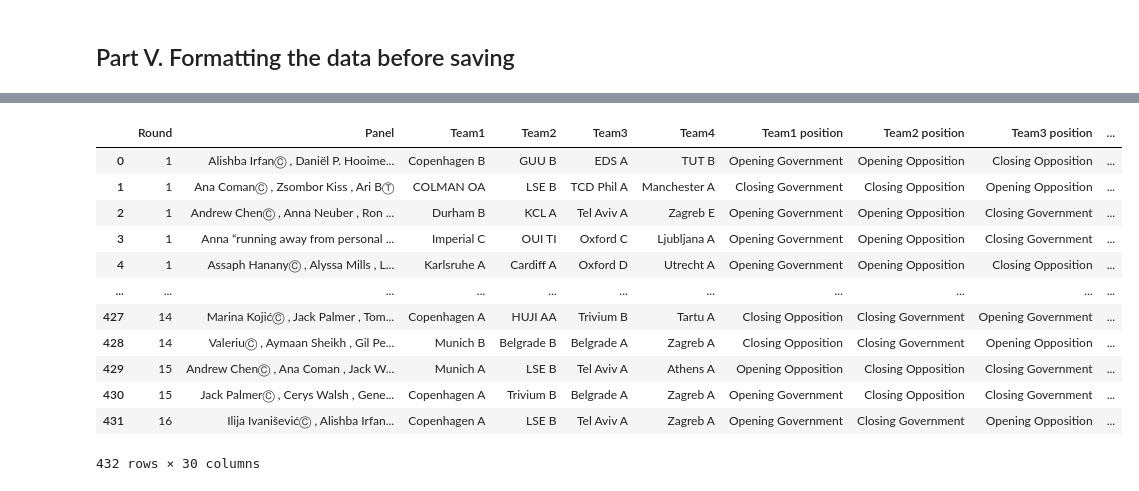
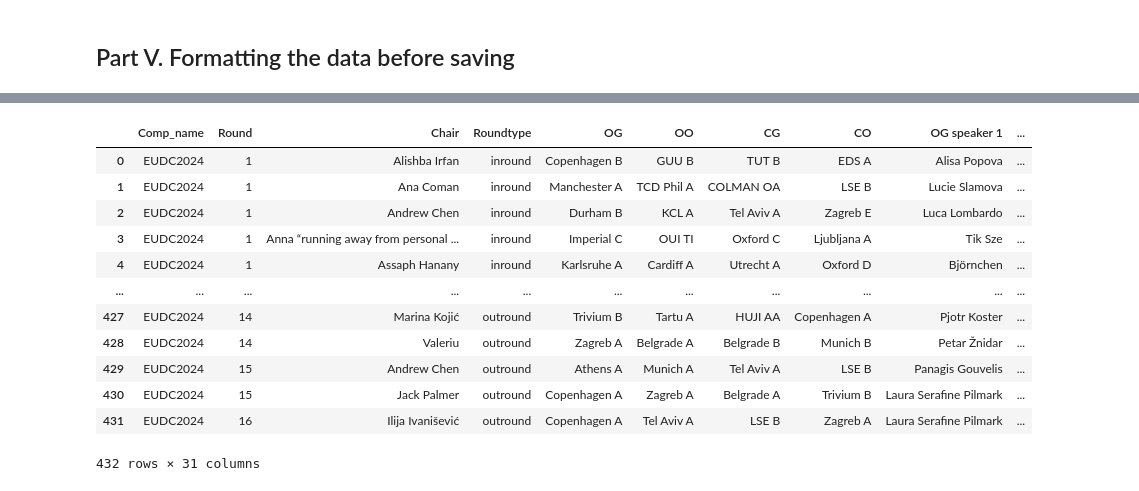
Before and after one commit to melegandras/PyDebate, a Jupyter notebook: Tab2Database.ipynb, the cells around one changed output, grey strips where cells are left out. Drawn from its saved outputs; the diff is of its cells as text; code cells hidden in the pictures.

Commit message:
Full version of getting from scraped comp an output data

```diff
--- a/Tab2Database.ipynb
+++ b/Tab2Database.ipynb
@@ -708,16 +806,25 @@ See the caveats in the documentation: https://pandas.pydata.org/pandas-docs/stab
 # %%
-df9
+reordered_columns = ['Comp_name', 'Round', 'Chair', 'Roundtype',
+           'OG', 'OO', 'CG','CO',
+           'OG speaker 1', 'OG speaker 2', 'OO speaker 1','OO speaker 2',
+           'CG speaker 1', 'CG speaker 2', 'CO speaker 1','CO speaker 2',
+           'OG1 score', 'OG2 score', 'OO1 score','OO2 score',
+           'CG1 score', 'CG2 score', 'CO1 score','CO2 score',
+           'Panel_size', 'Voting_panel_size', 'Panel',
+           'Wing1', 'Wing2', 'Trainee1', 'Trainee2']
+data = data[reordered_columns]
+data
 # %% [output]
-|  | Round | Panel | Team1 | Team2 | Team3 | Team4 | Team1 position | Team2 position | Team3 position | ... |
-| 0 | 1 | Alishba IrfanⒸ , Daniël P. Hooime... | Copenhagen B | GUU B | EDS A | TUT B | Opening Government | Opening Opposition | Closing Opposition | ... |
-| 1 | 1 | Ana ComanⒸ , Zsombor Kiss , Ari BⓉ | COLMAN OA | LSE B | TCD Phil A | Manchester A | Closing Government | Closing Opposition | Opening Opposition | ... |
-| 2 | 1 | Andrew ChenⒸ , Anna Neuber , Ron ... | Durham B | KCL A | Tel Aviv A | Zagreb E | Opening Government | Opening Opposition | Closing Government | ... |
-| 3 | 1 | Anna “running away from personal ... | Imperial C | OUI TI | Oxford C | Ljubljana A | Opening Government | Opening Opposition | Closing Government | ... |
-| 4 | 1 | Assaph HananyⒸ , Alyssa Mills , L... | Karlsruhe A | Cardiff A | Oxford D | Utrecht A | Opening Government | Opening Opposition | Closing Opposition | ... |
+|  | Comp_name | Round | Chair | Roundtype | OG | OO | CG | CO | OG speaker 1 | ... |
+| 0 | EUDC2024 | 1 | Alishba Irfan | inround | Copenhagen B | GUU B | TUT B | EDS A | Alisa Popova | ... |
+| 1 | EUDC2024 | 1 | Ana Coman | inround | Manchester A | TCD Phil A | COLMAN OA | LSE B | Lucie Slamova | ... |
+| 2 | EUDC2024 | 1 | Andrew Chen | inround | Durham B | KCL A | Tel Aviv A | Zagreb E | Luca Lombardo | ... |
+| 3 | EUDC2024 | 1 | Anna “running away from personal ... | inround | Imperial C | OUI TI | Oxford C | Ljubljana A | Tik Sze | ... |
+| 4 | EUDC2024 | 1 | Assaph Hanany | inround | Karlsruhe A | Cardiff A | Utrecht A | Oxford D | Björnchen | ... |
 | ... | ... | ... | ... | ... | ... | ... | ... | ... | ... | ... |
-| 427 | 14 | Marina KojićⒸ , Jack Palmer , Tom... | Copenhagen A | HUJI AA | Trivium B | Tartu A | Closing Opposition | Closing Government | Opening Government | ... |
-| 428 | 14 | ValeriuⒸ , Aymaan Sheikh , Gil Pe... | Munich B | Belgrade B | Belgrade A | Zagreb A | Closing Opposition | Closing Government | Opening Opposition | ... |
-| 429 | 15 | Andrew ChenⒸ , Ana Coman , Jack W... | Munich A | LSE B | Tel Aviv A | Athens A | Opening Opposition | Closing Opposition | Closing Government | ... |
-| 430 | 15 | Jack PalmerⒸ , Cerys Walsh , Gene... | Copenhagen A | Trivium B | Belgrade A | Zagreb A | Opening Government | Closing Opposition | Closing Government | ... |
-| 431 | 16 | Ilija IvaniševićⒸ , Alishba Irfan... | Copenhagen A | LSE B | Tel Aviv A | Zagreb A | Opening Government | Closing Government | Opening Opposition | ... |
+| 427 | EUDC2024 | 14 | Marina Kojić | outround | Trivium B | Tartu A | HUJI AA | Copenhagen A | Pjotr Koster | ... |
+| 428 | EUDC2024 | 14 | Valeriu | outround | Zagreb A | Belgrade A | Belgrade B | Munich B | Petar Žnidar | ... |
+| 429 | EUDC2024 | 15 | Andrew Chen | outround | Athens A | Munich A | Tel Aviv A | LSE B | Panagis Gouvelis | ... |
+| 430 | EUDC2024 | 15 | Jack Palmer | outround | Copenhagen A | Zagreb A | Belgrade A | Trivium B | Laura Serafine Pilmark | ... |
+| 431 | EUDC2024 | 16 | Ilija Ivanišević | outround | Copenhagen A | Tel Aviv A | LSE B | Zagreb A | Laura Serafine Pilmark | ... |
-432 rows × 30 columns
+432 rows × 31 columns
```
Also changed, not shown: parts of 5 cells of this notebook, 3 other files.
